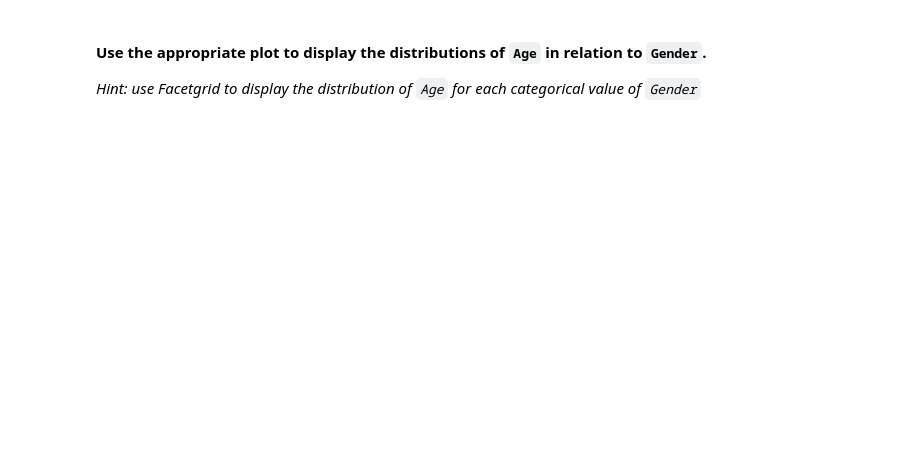
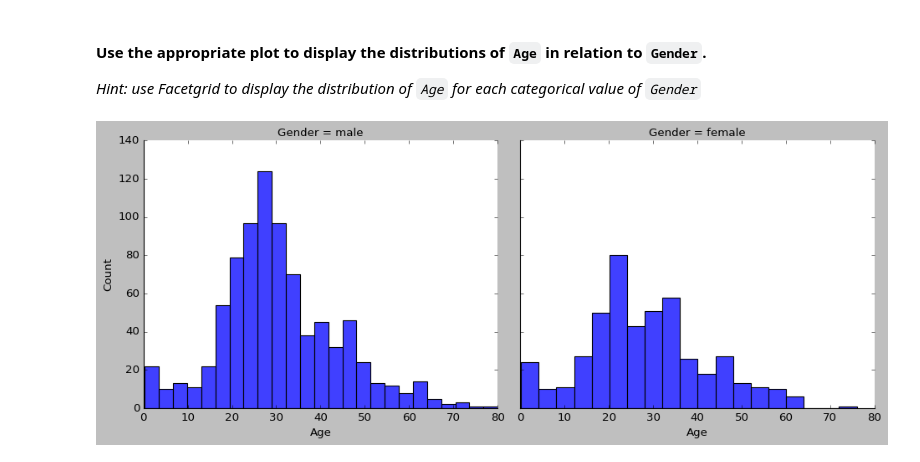
Before and after one commit to Data-FT-MX/lab_matplotlib_seaborn, a Jupyter notebook: your-code/challenge-3.ipynb, the cells around one changed output. Saved outputs shown, nothing was run; the diff lists cells and outputs as text; code cells hidden in the pictures; blank space fills up the shorter version.

```diff
--- a/your-code/challenge-3.ipynb
+++ b/your-code/challenge-3.ipynb
@@ -202,0 +209,7 @@ sns.heatmap(titanic_corr)
+# %%
+#your code here
+g = sns.FacetGrid(titanic, col='Gender', height=5, aspect=1.2)
+g.map(sns.histplot, 'Age')
+plt.show()
+# %% [output]
+[figure, added]
```
Also changed, not shown: parts of 7 cells of this notebook.
